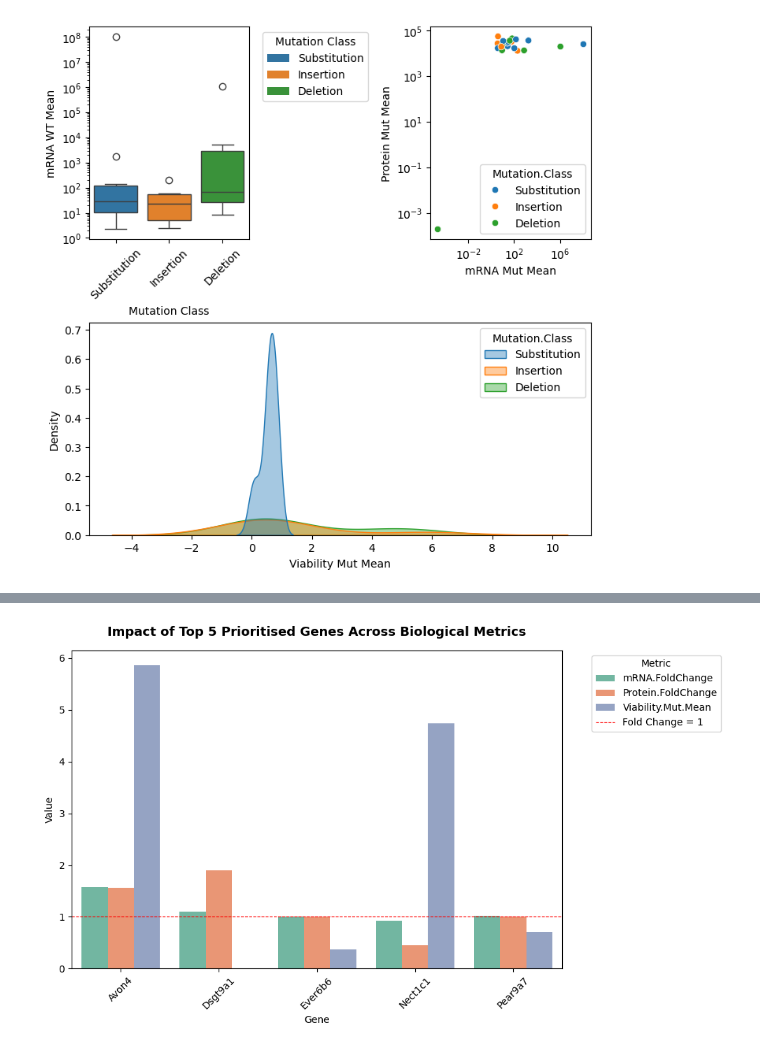
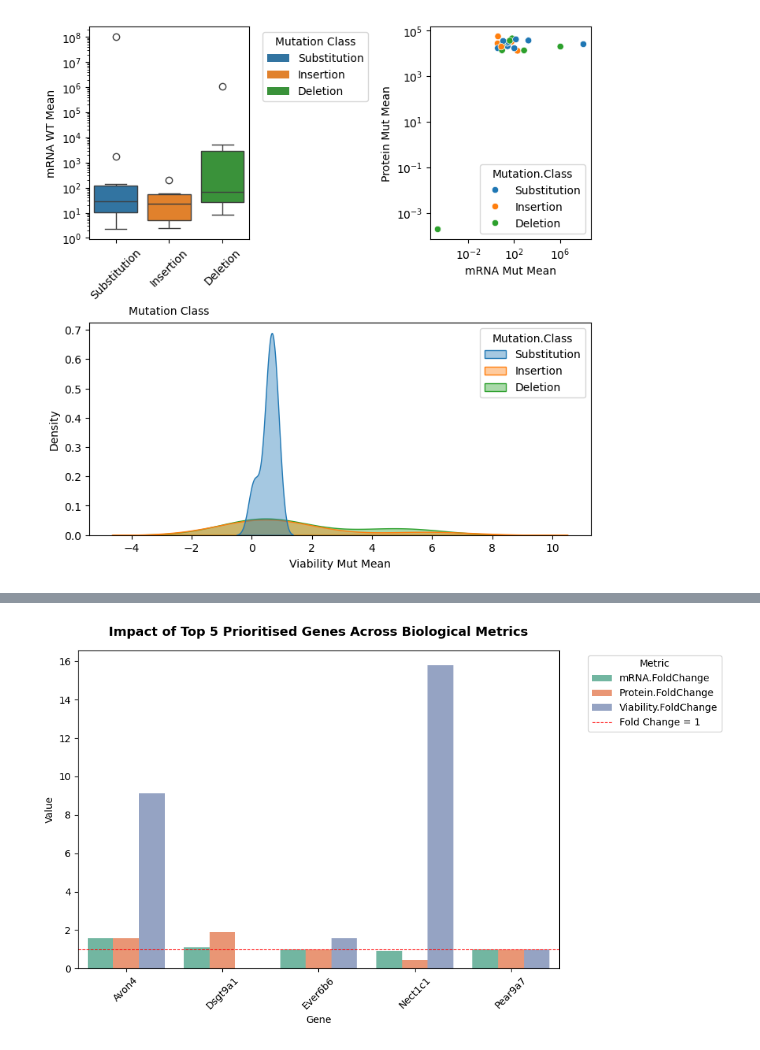
Before and after one commit to KMaiolino/BT5511_KAM, a Jupyter notebook: Biological Computation Report.ipynb, the cells around one changed output, grey strips where cells are left out. Drawn from its saved outputs; the diff is of its cells as text; code cells hidden in the pictures.

```diff
--- a/Biological Computation Report.ipynb
+++ b/Biological Computation Report.ipynb
@@ -1017,7 +1017,7 @@ def compare_cell_viability(df, viability_wt_cols, viability_mut_cols, threshold=
 
         ## get the mut values
         viability_mut_values = []
-        for col in protein_mut_cols:
+        for col in viability_mut_cols:
             val = row[col]
             if pd.isna(val):
                 print(f"Warning: Row {index}, column '{col}' is missing, skipping row.")
@@ -1467,39 +1474,38 @@ top5_genes = top5_df["Gene"].tolist()
 mask = combined_data["Gene"].isin(top5_genes)
 mrna_mask = mutation_df["Gene"].isin(top5_genes)
 protein_mask = mutation_df["Gene"].isin(top5_genes)
+viability_mask = mutation_df["Gene"].isin(top5_genes)
 
 ## bring is impact data for analysis
 top5_impact = pd.DataFrame({
     "Gene":               combined_data[mask]["Gene"].values,
     "mRNA.FoldChange":    mrna_df[mrna_mask]["fold_change"].values,
     "Protein.FoldChange": protein_df[protein_mask]["fold_change"].values,
-    "Viability.Mut.Mean": combined_data[mask][["CellViability.Mut.Rep1",
-                                                "CellViability.Mut.Rep2",
-                                                "CellViability.Mut.Rep3"]].mean(axis=1).values
+    "Viability.FoldChange": viability_df[viability_mask]["fold_change"].values
 })
 
 ## melt data to long format
 top5_melted = top5_impact.melt(id_vars="Gene",
                                 value_vars=["mRNA.FoldChange",
                                             "Protein.FoldChange",
-                                            "Viability.Mut.Mean"],
+                                            "Viability.FoldChange"],
                                 var_name="Metric",
                                 value_name="Value")
 
 ## create bar chart
 fig, ax = plt.subplots(figsize=(10, 6))
 sbn.barplot(top5_melted, x="Gene", y="Value", hue="Metric",
             ax=ax, palette="Set2")
 
 ax.set_title("Impact of Top 5 Prioritised Genes Across Biological Metrics",
              fontsize=13, fontweight="bold", pad=15)
 ax.set_xlabel("Gene")
 ax.set_ylabel("Value")
 ax.axhline(y=1, color="red", linestyle="--",
            linewidth=0.8, label="Fold Change = 1")
 ax.legend(title="Metric", bbox_to_anchor=(1.05, 1), loc="upper left")
 ax.tick_params(axis="x", rotation=45)
 plt.tight_layout()
 plt.show()
 # %% [output]
-[figure, old version]
+[figure, new version]
```
Also changed, not shown: parts of 3 cells of this notebook.
